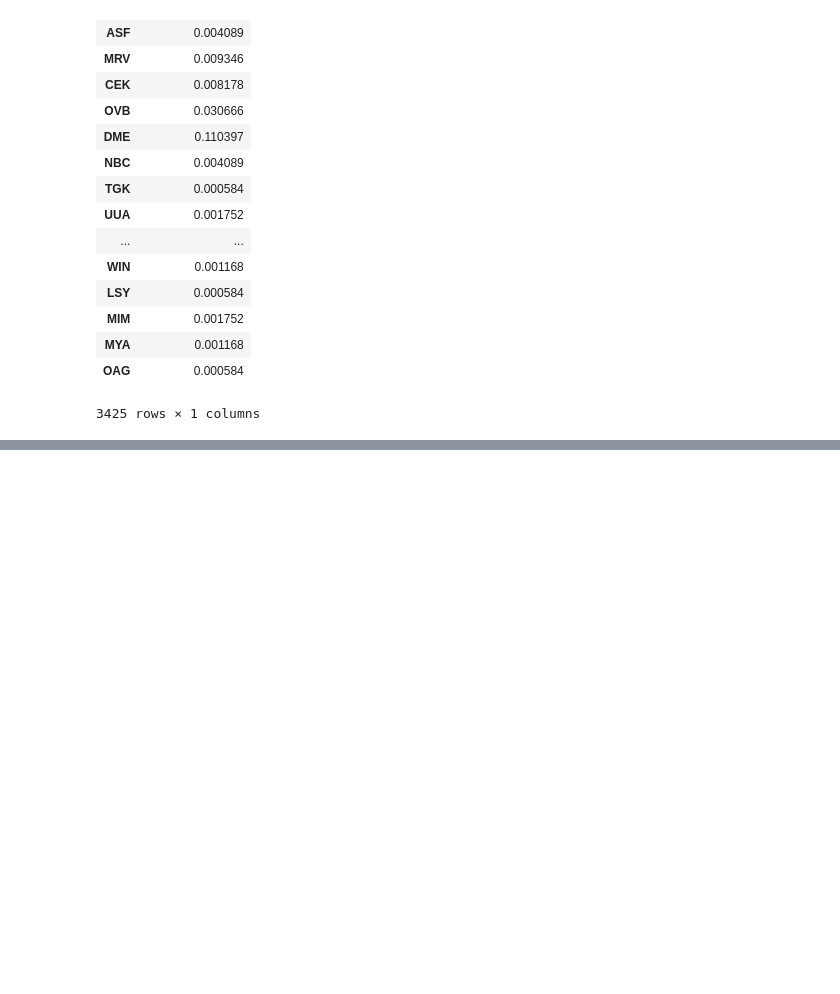
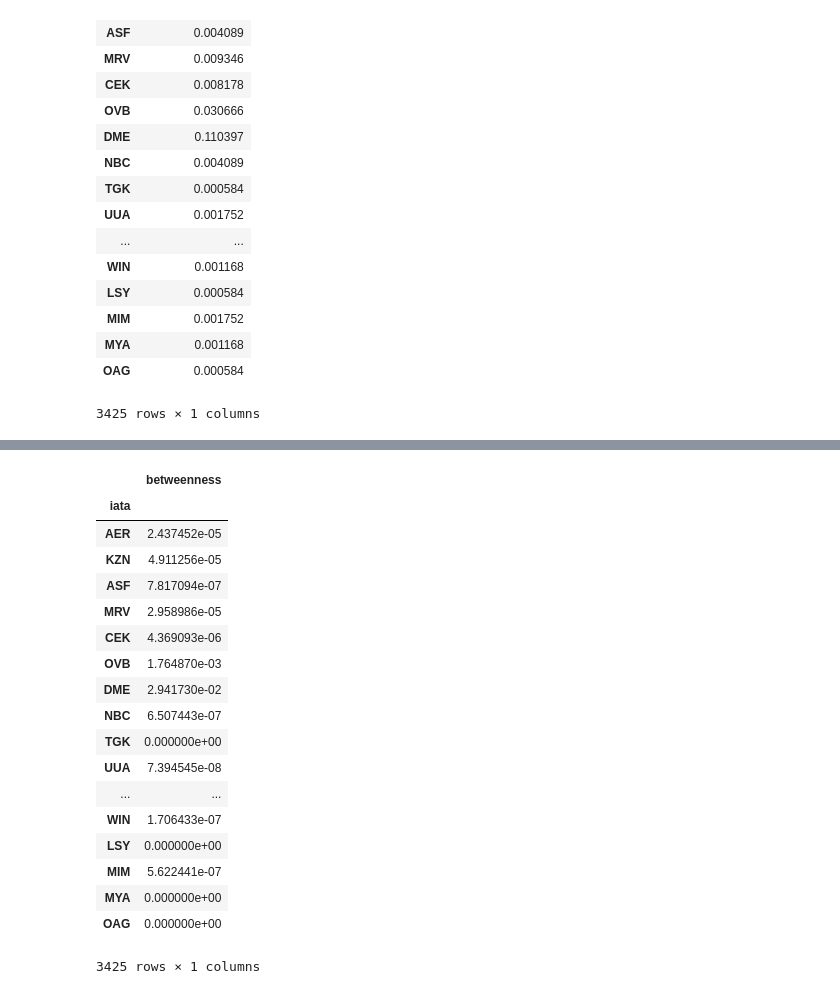
Before and after one commit to benjiao/airports-notebook, a Jupyter notebook: Prepare Airports.ipynb, the cells around one changed output, grey strips where cells are left out. Drawn from its saved outputs; the diff is of its cells as text; code cells hidden in the pictures; blank space fills up the shorter version.

```diff
--- a/Prepare Airports.ipynb
+++ b/Prepare Airports.ipynb
@@ -218,3 +231,27 @@ degree_df
+# %%
+betweenness = nx.betweenness_centrality(G)
+betweenness_df = pd.DataFrame([(k, v) for k, v in betweenness.items()], columns=['iata', 'betweenness']).set_index('iata')
+betweenness_df
+# %% [output]
+|  | betweenness |
+| iata |  |
+| AER | 2.437452e-05 |
+| KZN | 4.911256e-05 |
+| ASF | 7.817094e-07 |
+| MRV | 2.958986e-05 |
+| CEK | 4.369093e-06 |
+| OVB | 1.764870e-03 |
+| DME | 2.941730e-02 |
+| NBC | 6.507443e-07 |
+| TGK | 0.000000e+00 |
+| UUA | 7.394545e-08 |
+| ... | ... |
+| WIN | 1.706433e-07 |
+| LSY | 0.000000e+00 |
+| MIM | 5.622441e-07 |
+| MYA | 0.000000e+00 |
+| OAG | 0.000000e+00 |
+3425 rows × 1 columns
 # %%
 airports_enhanced_df = airports_df.\
     join(evcent_df, on='iata').\
```
Also changed, not shown: parts of 5 cells of this notebook, 1 other file.
